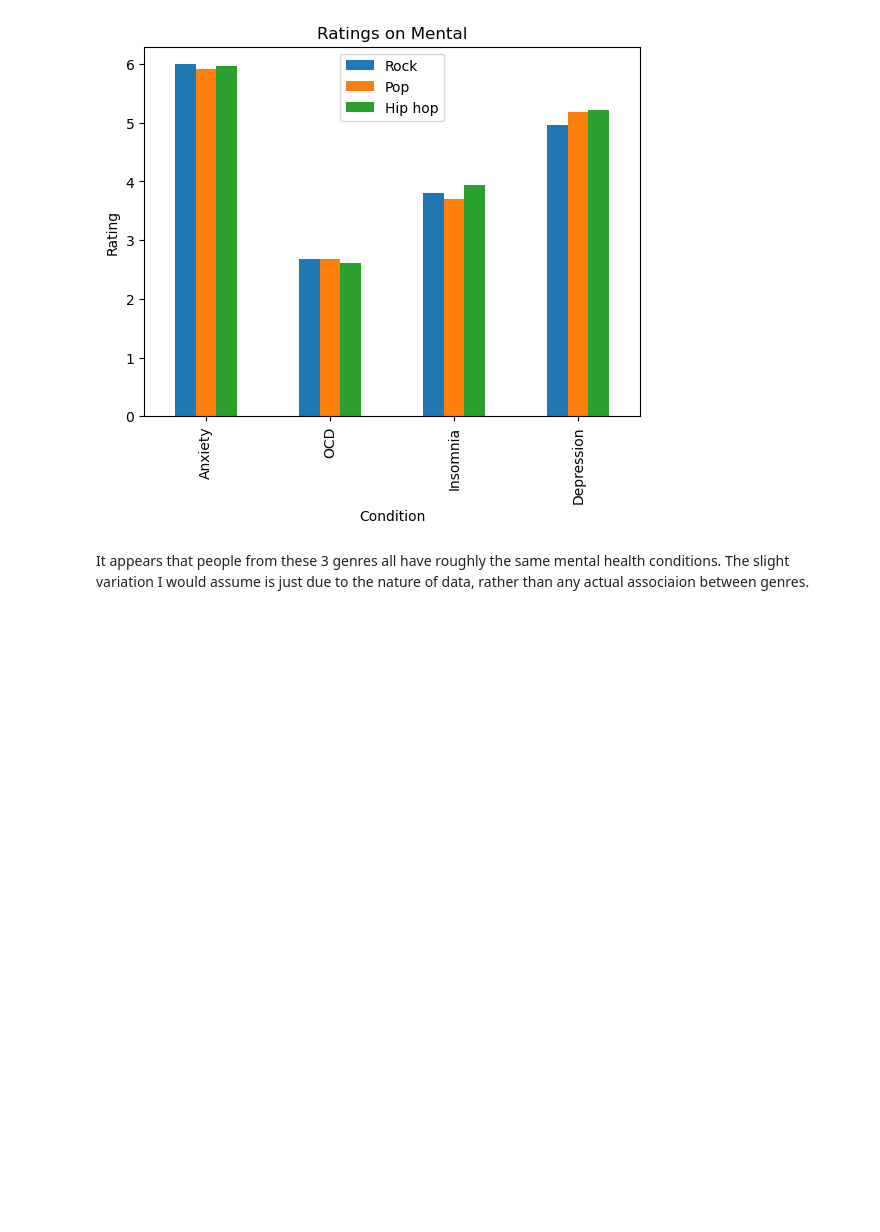
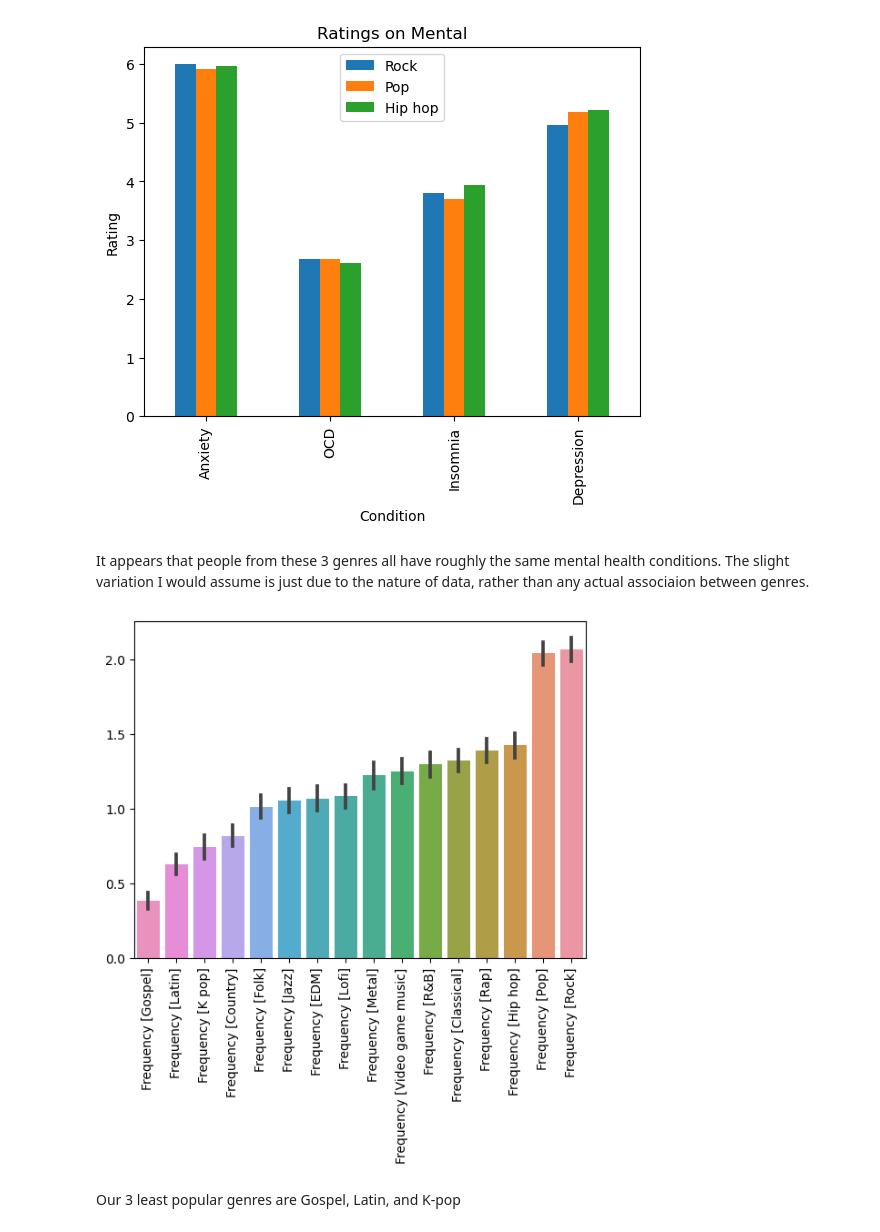
Before and after one commit to GamingCuber/final_project_hth, a Jupyter notebook: src/main.ipynb, the cells around one changed output. Cells and saved outputs as stored; diff of their text form; code cells hidden in the pictures; blank space fills up the shorter version.

Commit message:
Finished Question 3

```diff
--- a/src/main.ipynb
+++ b/src/main.ipynb
@@ -68,3 +68,16 @@ plt.show()
 [figure]
 # %% [markdown]
 It appears that people from these 3 genres all have roughly the same mental health conditions. The slight variation I would assume is just due to the nature of data, rather than any actual associaion between genres.
+# %%
+# Question 3: What music genres are the least popular?
+
+# Our bottom 3 genres are here, with plot of course
+top_three_genres = sum_of_genre_data.tail(3)
+seaborn.barplot(genre_data[sorted_columns.index])
+plt.xticks(rotation='vertical')
+plt.gca().invert_xaxis()
+plt.show()
+# %% [output]
+[figure, added]
+# %% [markdown]
+Our 3 least popular genres are Gospel, Latin, and K-pop
```
